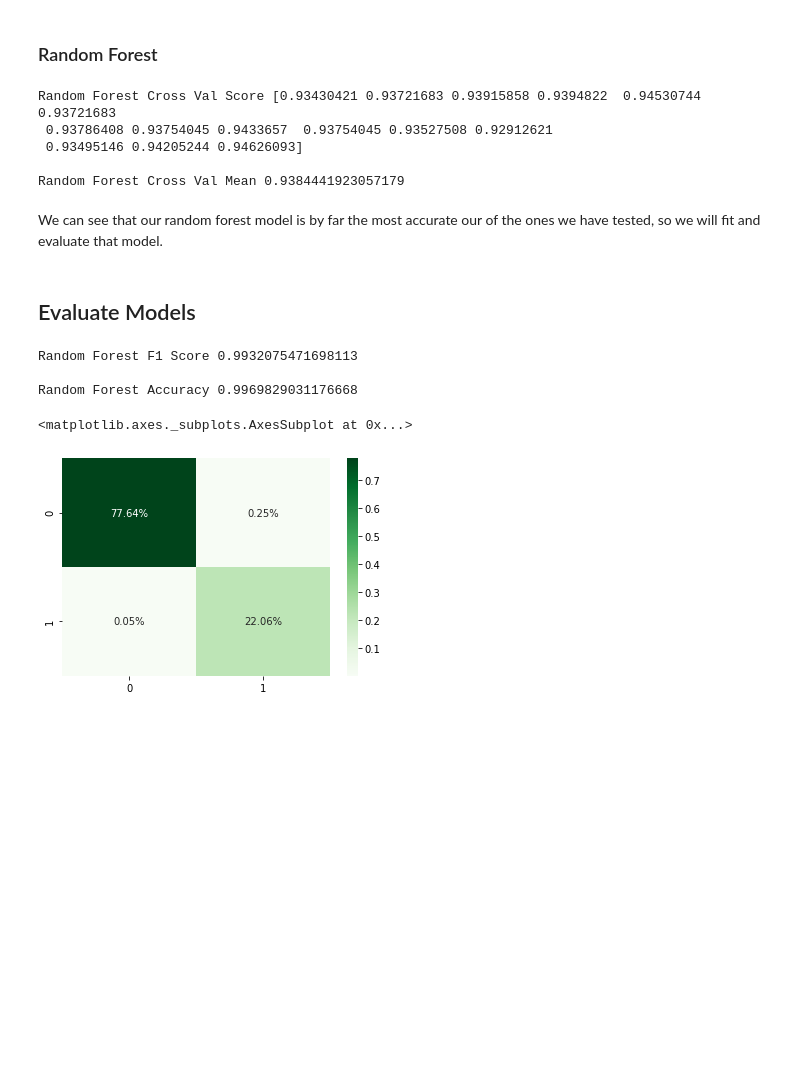
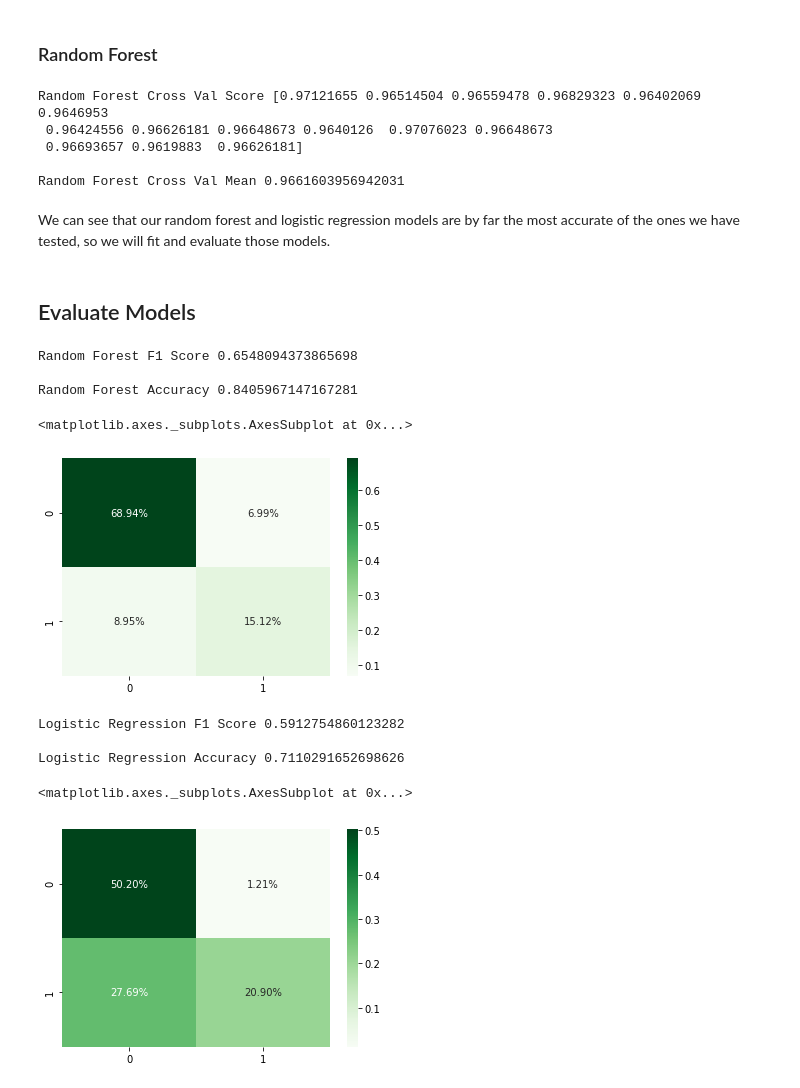
Before and after one commit to DhruvG17/Census_Adult_Salary, a Jupyter notebook: Census_Salary.ipynb, the cells around one changed output. Drawn from its saved outputs; the diff is of its cells as text; code cells hidden in the pictures; blank space fills up the shorter version.

```diff
--- a/Census_Salary.ipynb
+++ b/Census_Salary.ipynb
@@ -310,12 +310,15 @@ Name: income, dtype: int64
 # %%
 # Let's try to fix this imbalance
 from sklearn.utils import resample
-over_50k = df_3[df_3.income == 1]
-under_50k = df_3[df_3.income == 0]
 
-over_50k_resampled = resample(over_50k, replace = True, n_samples=len(under_50k), random_state=33)
+X_concat = pd.concat([x_train, y_train], axis=1)
+
+over_50k = X_concat[X_concat.income == 1]
+under_50k = X_concat[X_concat.income == 0]
+
+over_50k_upsampled = resample(over_50k, replace = True, n_samples=(int(len(under_50k)*(2.6))), random_state=33) # we know that the test probably has way more <50k than >50k so in our training we reverse that balance a bit
 # %%
-df3_upsampled = pd.concat([under_50k, over_50k_resampled])
+df3_upsampled = pd.concat([under_50k, over_50k_upsampled])
 # %%
 df3_upsampled.income.value_counts() # now we have completely balanced data
 # %% [output]
@@ -416,20 +419,20 @@ Logistic Regression Cross Val Mean 0.8155695454134324
 # %%
 from sklearn.ensemble import RandomForestClassifier
 
-clf_rf = RandomForestClassifier(n_estimators=50, max_features=3)
+clf_rf = RandomForestClassifier(n_estimators=100, max_features=5)
 
 rf_cross_val = cross_val_score(clf_rf, x_train, y_train, cv=k_fold, scoring='accuracy')
 print('Random Forest Cross Val Score',rf_cross_val)
 print('')
 print('Random Forest Cross Val Mean', rf_cross_val.mean())
 # %% [output]
-Random Forest Cross Val Score [0.93430421 0.93721683 0.93915858 0.9394822  0.94530744 0.93721683
- 0.93786408 0.93754045 0.9433657  0.93754045 0.93527508 0.92912621
- 0.93495146 0.94205244 0.94626093]
+Random Forest Cross Val Score [0.97121655 0.96514504 0.96559478 0.96829323 0.96402069 0.9646953
+ 0.96424556 0.96626181 0.96648673 0.9640126  0.97076023 0.96648673
+ 0.96693657 0.9619883  0.96626181]
 
-Random Forest Cross Val Mean 0.9384441923057179
+Random Forest Cross Val Mean 0.9661603956942031
 # %% [markdown]
-We can see that our random forest model is by far the most accurate our of the ones we have tested, so we will fit and evaluate that model.
+We can see that our random forest and logistic regression models are by far the most accurate of the ones we have tested, so we will fit and evaluate those models.
 # %% [markdown]
 ## Evaluate Models
 # %%
@@ -449,11 +452,31 @@ rf_cf_matrix = confusion_matrix(y_pred, y_test)
 
 sns.heatmap(rf_cf_matrix/np.sum(rf_cf_matrix), annot=True, fmt='.2%', cmap='Greens') # make the matrix more aesthetically pleasing
 # %% [output]
-Random Forest F1 Score 0.9932075471698113
+Random Forest F1 Score 0.6548094373865698
 
-Random Forest Accuracy 0.9969829031176668
+Random Forest Accuracy 0.8405967147167281
 <matplotlib.axes._subplots.AxesSubplot at 0x...>
-[figure, old version]
+[figure, new version]
+# %%
+# Let's fit our logistic model
+clf_lr.fit(x_train, y_train)
+
+print('Logistic Regression F1 Score', f1_score(y_test, clf_lr.predict(x_test), average='binary')) # Let's look at the f1 score
+print('')
+print('Logistic Regression Accuracy', accuracy_score(y_test, clf_lr.predict(x_test), normalize=True)) # The accuracy of our model
+print('')
+
+# Prepare our confusion matrix
+y_pred_lr = clf_lr.predict(x_test)
+lr_cf_matrix = confusion_matrix(y_pred_lr, y_test)
+
+sns.heatmap(lr_cf_matrix/np.sum(lr_cf_matrix), annot=True, fmt='.2%', cmap='Greens') # make the matrix more aesthetically pleasing
+# %% [output]
+Logistic Regression F1 Score 0.5912754860123282
+
+Logistic Regression Accuracy 0.7110291652698626
+<matplotlib.axes._subplots.AxesSubplot at 0x...>
+[figure, added]
 # %% [markdown]
 ## Acknowledgements:
 
```
Also changed, not shown: parts of 8 cells of this notebook.
